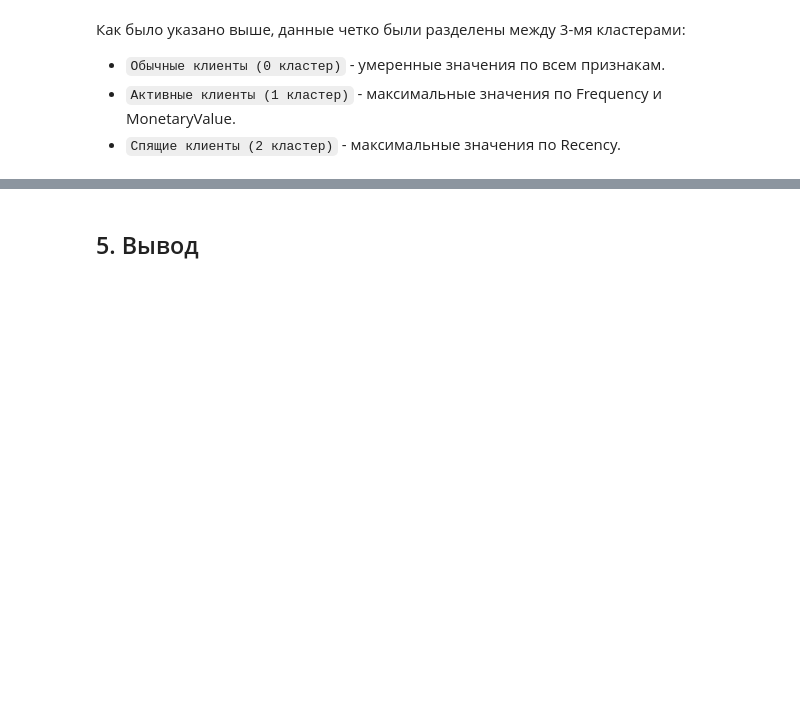
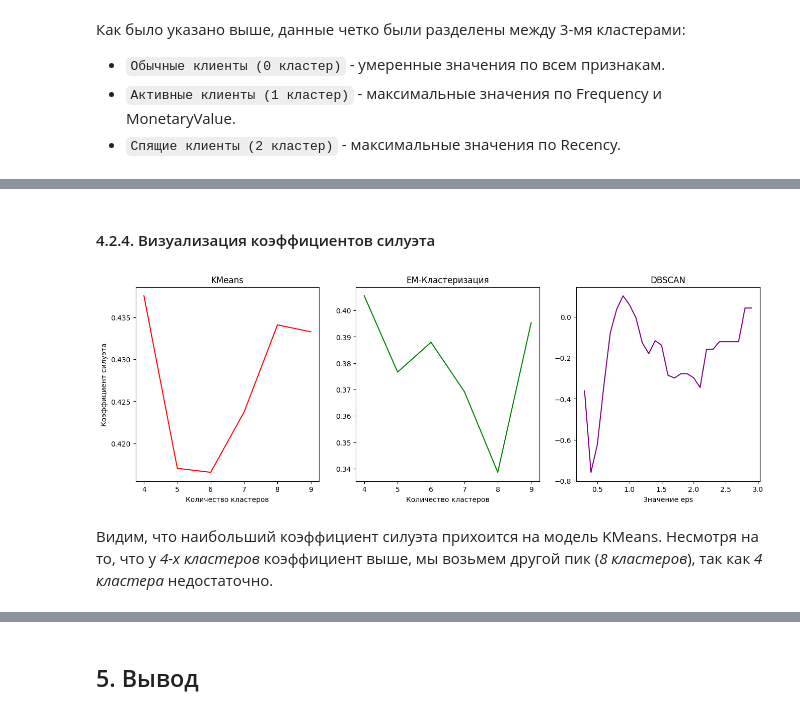
Before and after one commit to postvlone/clients_clustering_project, a Jupyter notebook: clients_clustering.ipynb, the cells around one changed output, grey strips where cells are left out. Drawn from its saved outputs; the diff is of its cells as text; code cells hidden in the pictures; blank space fills up the shorter version.

```diff
--- a/clients_clustering.ipynb
+++ b/clients_clustering.ipynb
@@ -784,0 +866,2 @@ plot_cluster_profile(grouped_data, 3)
+# %%
+silhouette_kmeans_tsne = get_silhouette_scores_kmeans(data=tsne_df, cluster_range=(4, 10))
@@ -784,0 +870,2 @@ plot_cluster_profile(grouped_data, 3)
+# %%
+silhouette_em_tsne = get_silhouette_scores_em(data=tsne_df, component_range=(4, 10))
@@ -784,0 +874,26 @@ plot_cluster_profile(grouped_data, 3)
+# %%
+silhouette_dbscan_tsne = get_silhouette_dbscan(data=tsne_df)
+# %% [markdown]
+#### 4.2.4. Визуализация коэффициентов силуэта
+# %%
+fig, axes = plt.subplots(1, 3, figsize=(16, 5))
+
+# KMeans
+sns.lineplot(x=range(4, 10), y=silhouette_kmeans_tsne, color='red', ax=axes[0])
+axes[0].set_title('KMeans');
+axes[0].set_xlabel('Количество кластеров');
+axes[0].set_ylabel('Коэффициент силуэта');
+
+# EM-Кластеризация
+sns.lineplot(x=range(4, 10), y=silhouette_em_tsne, color='green', ax=axes[1])
+axes[1].set_title('EM-Кластеризация');
+axes[1].set_xlabel('Количество кластеров');
+
+# DBSCAN
+sns.lineplot(x=np.arange(0.1, 3, 0.1), y=silhouette_dbscan_tsne, color='purple', ax=axes[2])
+axes[2].set_title('DBSCAN');
+axes[2].set_xlabel('Значение eps');
+# %% [output]
+[figure, added]
+# %% [markdown]
+Видим, что наибольший коэффициент силуэта прихоится на модель KMeans. Несмотря на то, что у *4-х кластеров* коэффициент выше, мы возьмем другой пик (*8 кластеров*), так как *4 кластера* недостаточно.
```
Also changed, not shown: parts of 27 cells of this notebook, 2 other files.
